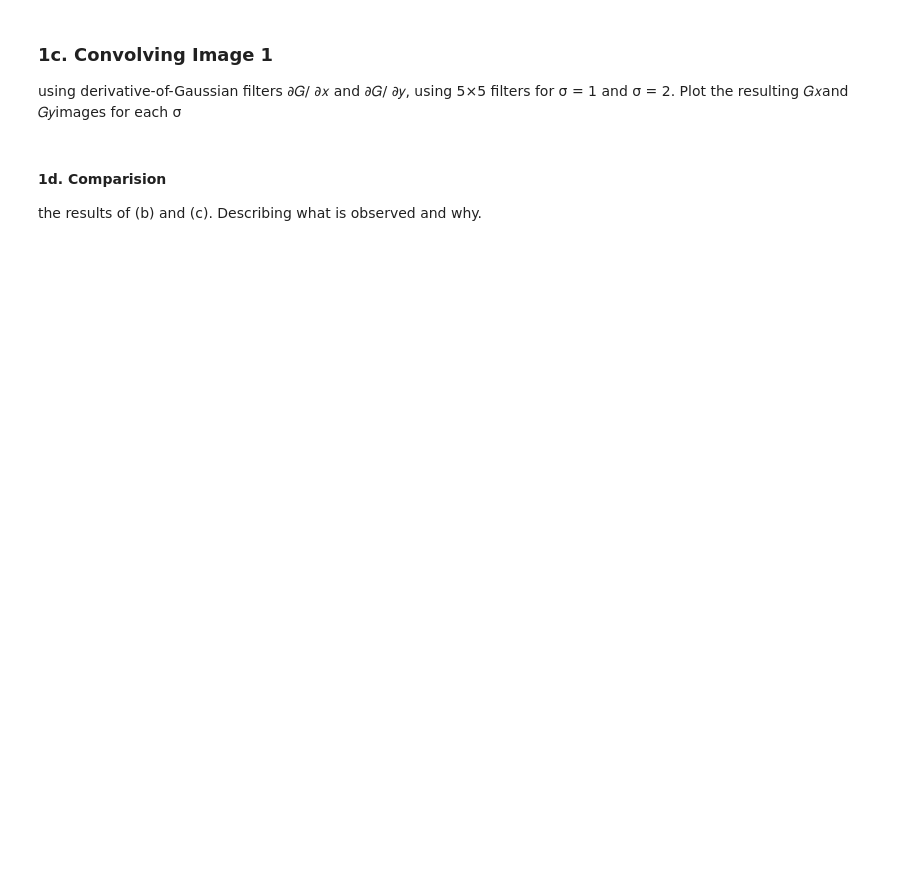
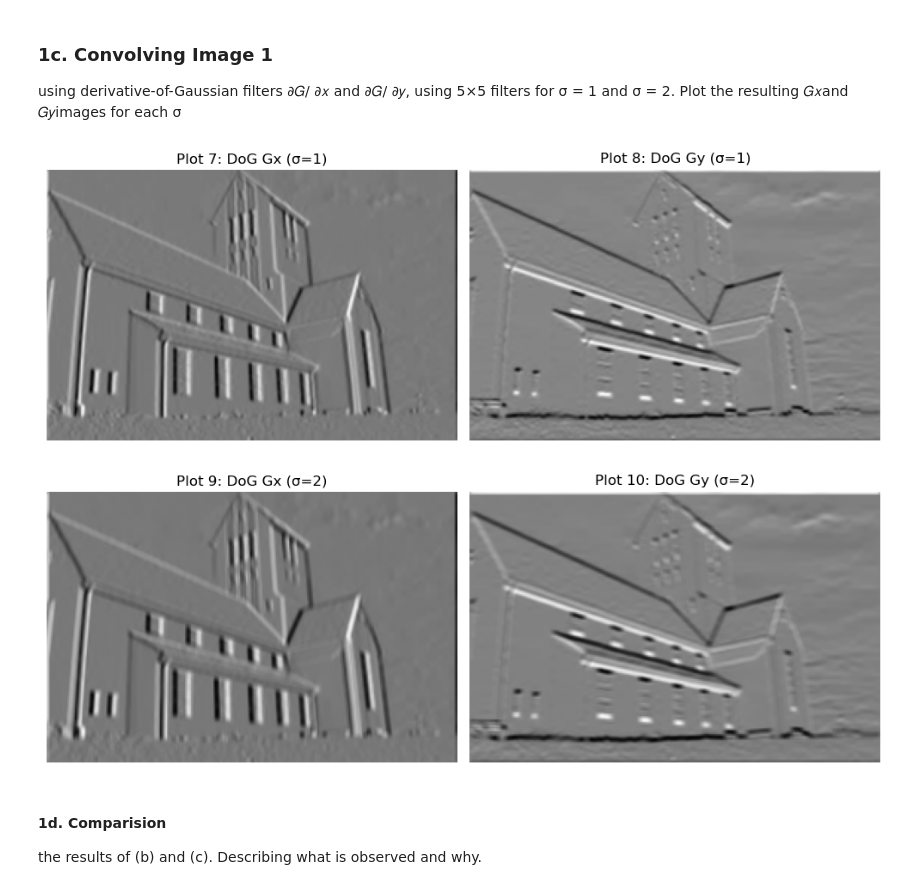
Before and after one commit to issarmank/cs-4452-assignment1-image-detection, a Jupyter notebook: image.ipynb, the cells around one changed output. Saved outputs shown, nothing was run; the diff lists cells and outputs as text; code cells hidden in the pictures; blank space fills up the shorter version.

```diff
--- a/image.ipynb
+++ b/image.ipynb
@@ -62,29 +137,58 @@ print(kernel)
 using derivative-of-Gaussian filters ∂𝐺/ ∂𝑥 and ∂𝐺/ ∂𝑦, using
 5×5 filters for σ = 1 and σ = 2. Plot the resulting 𝐺𝑥and 𝐺𝑦images for each σ
 # %%
-def convolve2d_manual(img, kernel, padding="reflect"):
-    img = np.asarray(img, dtype=np.float32)
-    kernel = np.asarray(kernel, dtype=np.float32)
+def gaussian_derivative_kernels(size=5, sigma=1.0):
+    """
+    Returns derivative-of-Gaussian kernels dG/dx and dG/dy (size x size).
+    """
+    assert size % 2 == 1
+    r = size // 2
+    ax = np.arange(-r, r + 1, dtype=np.float32)
+    xx, yy = np.meshgrid(ax, ax)
 
-    kh, kw = kernel.shape
-    assert kh % 2 == 1 and kw % 2 == 1, "Kernel must have odd dimensions (e.g., 5x5)"
-    pad_h, pad_w = kh // 2, kw // 2
+    G = np.exp(-(xx**2 + yy**2) / (2 * sigma**2)).astype(np.float32)
+    dGdx = -(xx / (sigma**2)) * G
+    dGdy = -(yy / (sigma**2)) * G
+    return dGdx.astype(np.float32), dGdy.astype(np.float32)
 
-    # Flip kernel for convolution
-    k = np.flipud(np.fliplr(kernel))
+# σ = 1
+dGx1, dGy1 = gaussian_derivative_kernels(size=5, sigma=1.0)
+DoGx1 = convolve2d_manual(float_image, dGx1, padding="constant")
+DoGy1 = convolve2d_manual(float_image, dGy1, padding="constant")
 
-    pad_mode = {"reflect": "reflect", "edge": "edge", "constant": "constant"}[padding]
-    padded = np.pad(img, ((pad_h, pad_h), (pad_w, pad_w)), mode=pad_mode)
+plt.figure(figsize=(10, 4))
+plt.subplot(1, 2, 1)
+plt.title("Plot 7: DoG Gx (σ=1)")
+plt.imshow(DoGx1, cmap="gray")
+plt.axis("off")
 
-    H, W = img.shape
-    out = np.zeros((H, W), dtype=np.float32)
+plt.subplot(1, 2, 2)
+plt.title("Plot 8: DoG Gy (σ=1)")
+plt.imshow(DoGy1, cmap="gray")
+plt.axis("off")
+plt.tight_layout()
+plt.show()
 
-    for i in range(H):
-        for j in range(W):
-            region = padded[i:i+kh, j:j+kw]
-            out[i, j] = np.sum(region * k)
+# σ = 2
+dGx2, dGy2 = gaussian_derivative_kernels(size=5, sigma=2.0)
+DoGx2 = convolve2d_manual(float_image, dGx2, padding="constant")
+DoGy2 = convolve2d_manual(float_image, dGy2, padding="constant")
 
-    return out
+plt.figure(figsize=(10, 4))
+plt.subplot(1, 2, 1)
+plt.title("Plot 9: DoG Gx (σ=2)")
+plt.imshow(DoGx2, cmap="gray")
+plt.axis("off")
+
+plt.subplot(1, 2, 2)
+plt.title("Plot 10: DoG Gy (σ=2)")
+plt.imshow(DoGy2, cmap="gray")
+plt.axis("off")
+plt.tight_layout()
+plt.show()
+# %% [output]
+[figure, added]
+[figure, added]
 # %% [markdown]
 #### 1d. Comparision
 
```
Also changed, not shown: parts of 10 cells of this notebook.
